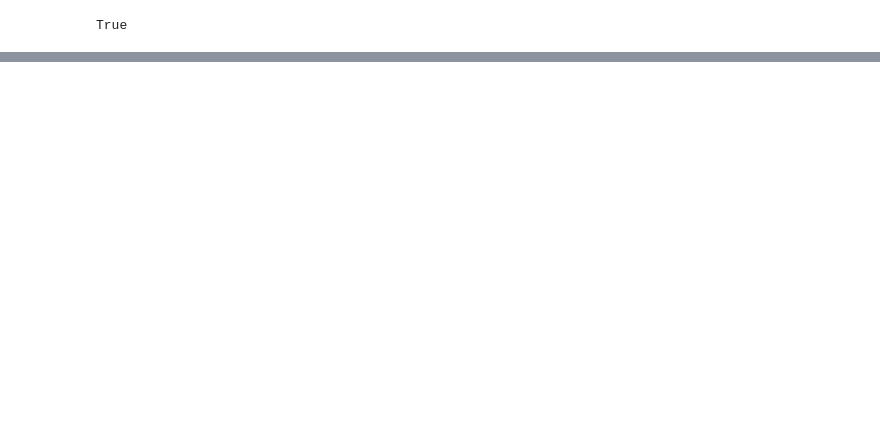
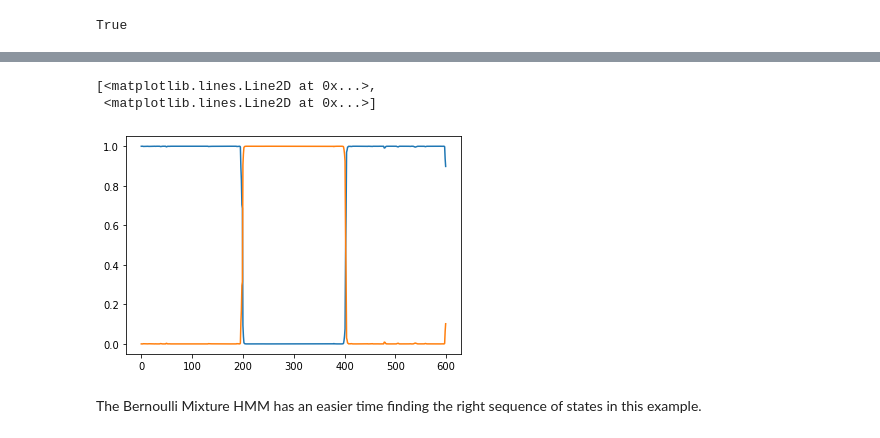
Before and after one commit to narendramukherjee/PyHMM, a Jupyter notebook: PyHMM/examples_MAP_discrete.ipynb, the cells around one changed output, grey strips where cells are left out. Drawn from its saved outputs; the diff is of its cells as text; code cells hidden in the pictures; blank space fills up the shorter version.

```diff
--- a/PyHMM/examples_MAP_discrete.ipynb
+++ b/PyHMM/examples_MAP_discrete.ipynb
@@ -109,0 +189,14 @@ plt.plot(expected_latent_state[:, 1, :].T)
+# %%
+# Now try a Bernoulli Mixture model
+model = DiscreteMixtureHMM.BernoulliMixtureHMM(num_states = 2,
+                                               num_mixture_components=3,
+                                               num_emissions = 3,
+                                               max_iter = 1000,
+                                               threshold = 1e-6)
+# %%
+# Fit with very weak priors. Just 1 pseudocount, probably ok for start probabilities, but likely more pseudocounts
+# needed for the transition and emission probabilities
+model.fit(data=data, p_transitions=np.random.random(size=(2, 2)), p_mixing=np.random.random(size=(2, 3)),
+          p_emissions=np.random.random(size=(2, 3, 3)), p_start=np.random.random(2),
+          transition_pseudocounts=np.ones((2, 2)), component_pseudocounts=np.ones((2, 3)),
+          emission_pseudocounts=np.ones((2, 3, 3, 2)), start_pseudocounts=np.ones(2), verbose = False)
@@ -109,0 +217,3 @@ plt.plot(expected_latent_state[:, 1, :].T)
+# %%
+# Get the posterior probabilities of the states from the E step
+alpha, beta, scaling, expected_latent_state_and_component, expected_latent_state_pair = model.E_step()
@@ -109,0 +226,8 @@ plt.plot(expected_latent_state[:, 1, :].T)
+# %%
+plt.plot(np.sum(expected_latent_state_and_component[:, :, 1, :], axis=1).T)
+# %% [output]
+[<matplotlib.lines.Line2D at 0x...>,
+ <matplotlib.lines.Line2D at 0x...>]
+[figure, added]
+# %% [markdown]
+The Bernoulli Mixture HMM has an easier time finding the right sequence of states in this example.
```
Also changed, not shown: parts of 24 cells of this notebook, 1 other file.
